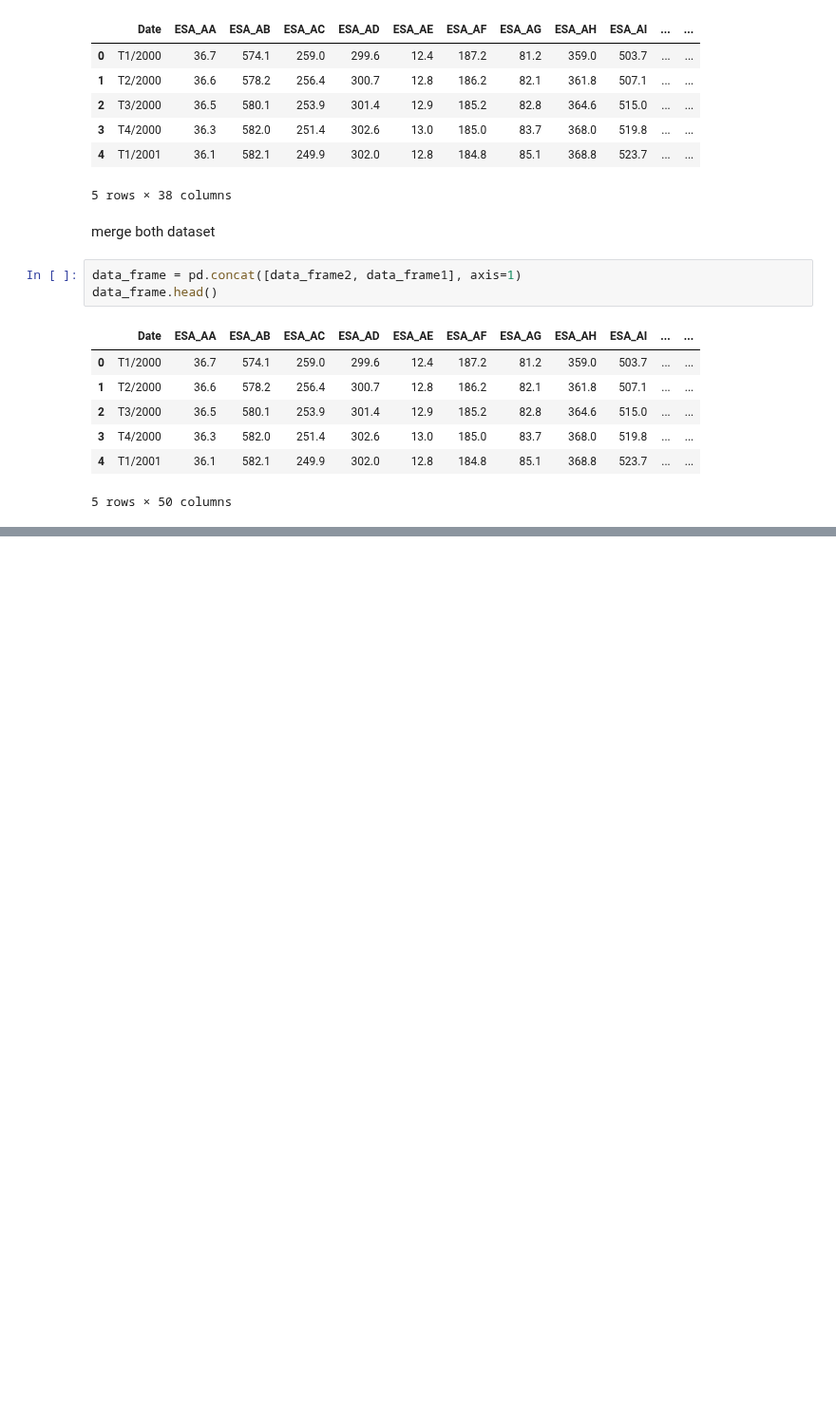
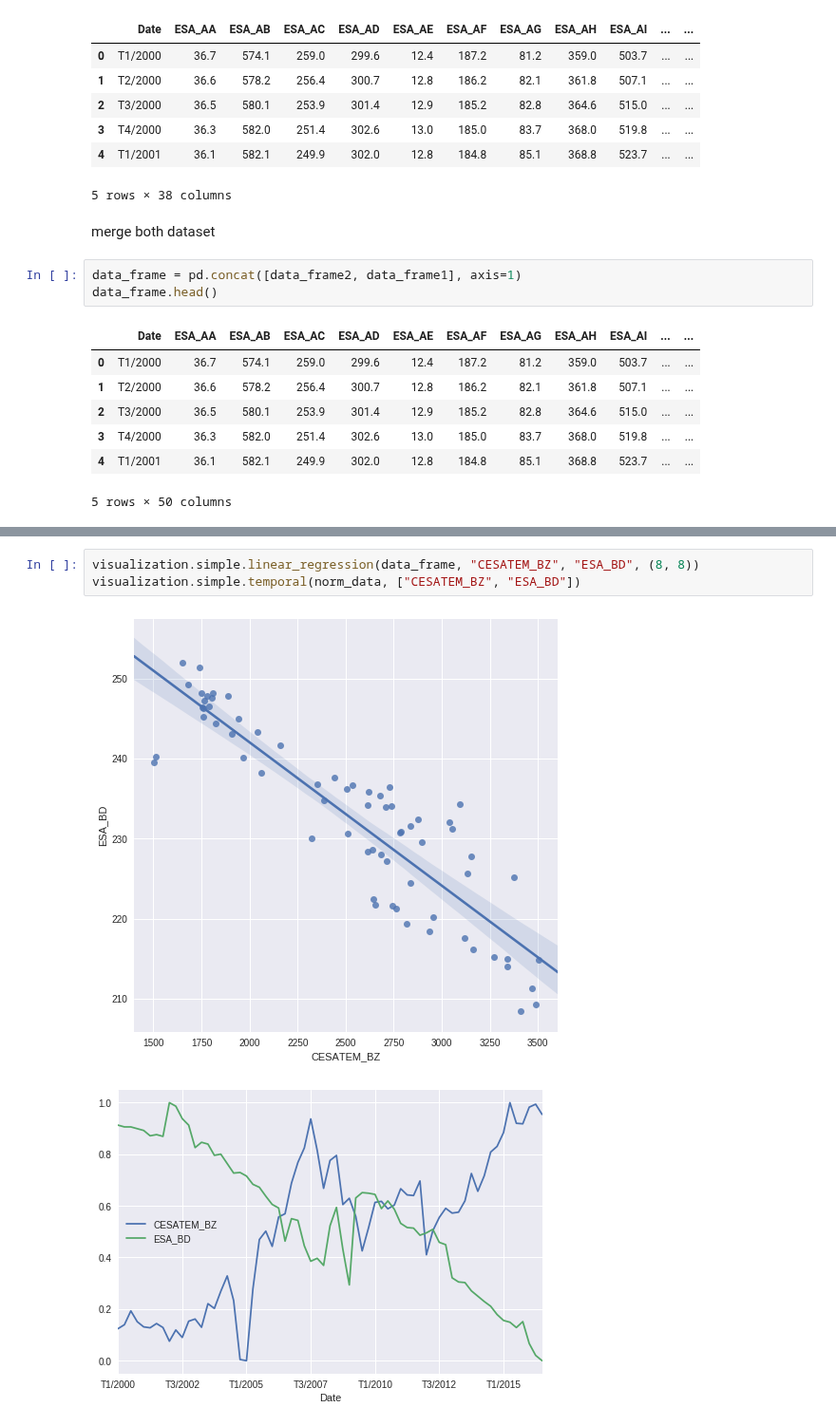
Before and after one commit to sebwdz/JobAnalysis, a Jupyter notebook: notebooks/ESA-CESATEM descriptive analysis.ipynb, the cells around one changed output, grey strips where cells are left out. Shown at 95% size. Cells and saved outputs as stored; diff of their text form; blank space fills up the shorter version.

```diff
--- a/notebooks/ESA-CESATEM descriptive analysis.ipynb
+++ b/notebooks/ESA-CESATEM descriptive analysis.ipynb
@@ -117,0 +98,6 @@ visualization.simple.temporal(tmp, ["CESATEM_BW", "ESA_AO"])
+# %%
+visualization.simple.linear_regression(data_frame, "CESATEM_BZ", "ESA_BD", (8, 8))
+visualization.simple.temporal(norm_data, ["CESATEM_BZ", "ESA_BD"])
+# %% [output]
+[figure, added]
+[figure, added]
```
Also changed, not shown: parts of 14 cells of this notebook, 3 other files.
